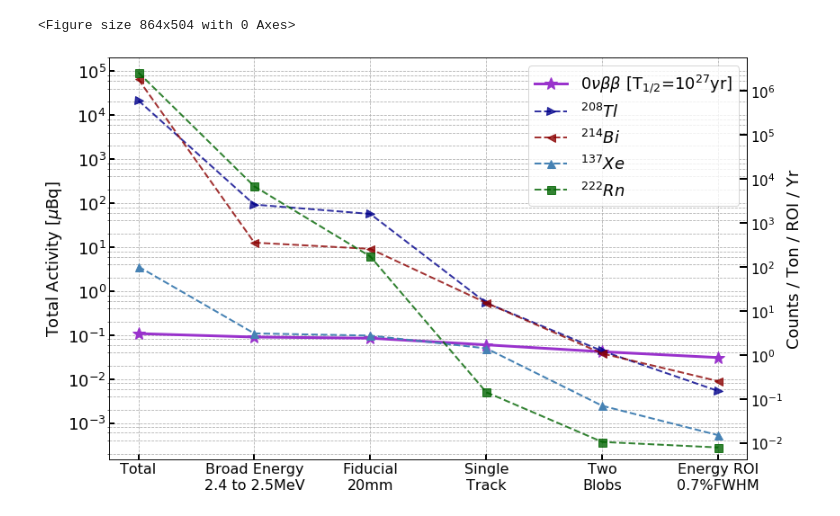
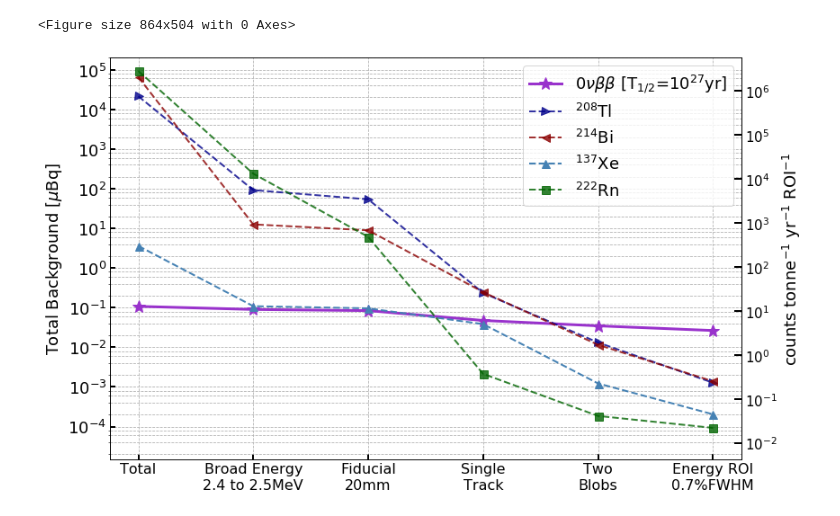
Before and after one commit to AustinMcDonald/sens_ton_paper_plots, a Jupyter notebook: Rejection_Factor_Plots.ipynb, the cells around one changed output. Saved outputs shown, nothing was run; the diff lists cells and outputs as text; code cells hidden in the pictures.

```diff
--- a/Rejection_Factor_Plots.ipynb
+++ b/Rejection_Factor_Plots.ipynb
@@ -31,13 +32,35 @@ IS = np.array([1000000000,  780228,  568383, 12865,  933, 147])
 Tl208 = RP+FC+IS
 Tl208 = Tl208/Tl208[0]
 Rn222 = np.array([998200000, 2575495, 65817, 54, 4, 3])/998200000
+# %%
+##################################################
+# this is the rejection factors
+# 0.5% and 3x3x3 facrtors
+##################################################
+
+Xe137 = np.array([18940000, 573861, 506210, 202544, 6463, 1076])/18940000
+bb0nu = np.array([1195000, 998241, 932809, 526524, 385654, 293878])/1195000
+
+RP = np.array([999000000, 831645, 496963, 13514, 626, 78])
+FC = np.array([1000000000, 743108, 494390, 13106, 599, 63])
+IS = np.array([9997000000, 746292, 655363, 18959, 907, 116])
+Bi214 = RP+FC+IS
+Bi214 = Bi214/Bi214[0]
+
+RP = np.array([899800000 , 5415582, 3240996, 13350, 754, 61])
+FC = np.array([900000000 , 5846111, 3259869, 11627, 673, 61])
+IS = np.array([1000000000,  779289,  547991, 5746,  301, 45])
+Tl208 = RP+FC+IS
+Tl208 = Tl208/Tl208[0]
+
+Rn222 = np.array([997600000, 2573609, 65479, 23, 2, 1])/997600000
 # %%
 ##################################################
 # this is just for the second plot axis
 ##################################################
 Xhold = [0,1,2,3,4,5]
 tt = np.array([2,4,6,8])
-MAJ = [1e-4,1e-3,1e-2,1e-1,1e0,1e1,1e2,1e3,1e4,1e5]
+MAJ = [1e-5,1e-4,1e-3,1e-2,1e-1,1e0,1e1,1e2,1e3,1e4,1e5]
 MIN = []
 for O in MAJ:
     MIN.append(tt*O)
@@ -48,40 +71,41 @@ MIN = [y for x in MIN for y in x]
 plt.figure(figsize=(12,7))
 fig, ax=plt.subplots(figsize=(12,7))
 ax.set_yscale('log')
 lab = r'$0 \nu\beta\beta$ [T$_{1/2}$=10$^{27}$yr]'
 ax.errorbar(Xhold, bb0nu*ActivityXe136*1e6,fmt='*',ms=15,ls='-',lw=3,color='darkorchid',label=lab)
-lab = r'$^{208}Tl$'
+lab = r'$^{208}$Tl'
 ax.errorbar(Xhold, Tl208*ActivityTl208*1e6,fmt='>',ms=9,ls='--',lw=2,color='darkblue',label=lab,alpha=0.8)
-lab = r'$^{214}Bi$'
+lab = r'$^{214}$Bi'
 ax.errorbar(Xhold, Bi214*ActivityBi214*1e6,fmt='<',ms=9,ls='--',lw=2,color='darkred',label=lab,alpha=0.8)
-lab = r'$^{137}Xe$'
+lab = r'$^{137}$Xe'
 ax.errorbar(Xhold, Xe137*ActivityXe137*1e6,fmt='^',ms=9,ls='--',lw=2,color='steelblue',label=lab)
-lab = r'$^{222}Rn$'
+lab = r'$^{222}$Rn'
 ax.errorbar(Xhold, Rn222*ActivityRn222*1e6,fmt='s',ms=9,ls='--',lw=2,color='darkgreen',label=lab,alpha=0.8)
-ax.set_ylabel(r'Total Activity [$\mu$Bq]',fontsize=18)
+#ax.set_ylabel(r'Total Activity [$\mu$Bq]',fontsize=18)
+ax.set_ylabel(r'Total Background [$\mu$Bq]',fontsize=18)
 my_xticks = ['Total', 'Broad Energy\n2.4 to 2.5MeV','Fiducial\n20mm', 'Single\nTrack', 'Two\nBlobs', 'Energy ROI\n'+'0.7%FWHM']
 plt.xticks(Xhold, my_xticks, fontsize=16, rotation=0)
 plt.yticks(fontsize=18)
 plt.legend(loc='upper right',fontsize=18)
 ax.set_yticks(MAJ, minor=False)
 ax.set_yticks(MIN, minor=True)
-ax.set_ylim(1.5e-4,2e5)
+ax.set_ylim(1.5e-5,2e5)
 ax2 = ax.twinx()
 ax2.set_yscale('log')
-fact  = 3.154e+7/(22*1109)
-fact2 = 1000*22
+fact  = 3.154e+7/(17*1109)
+fact2 = 1000*17
 ax2.set_ylim((1.5e-4/1e6)*fact*fact2 ,(2e5/1e6)*fact*fact2)
-ax2.set_ylabel(r'Counts / Ton / ROI / Yr',fontsize=18)
+ax2.set_ylabel(r'counts tonne$^{-1}$ yr$^{-1}$ ROI$^{-1}$',fontsize=18)
 ax2.set_yticks([1e-2,1e-1,1e0,1e1,1e2,1e3,1e4,1e5,1e6], minor=False)
 plt.yticks(fontsize=15)
 ax.grid(which='both',linestyle='--')
 ax.tick_params(axis='x',direction='in', length=6, width=2)
 ax.tick_params(axis='y',direction='in', length=6, width=2)
 ax2.tick_params(axis='y',direction='in', length=8, width=2)
 plt.tight_layout()
 #plt.savefig("BackGround-activity.png",bbox_inches='tight',dpi=400)
 #plt.savefig("BackGround-activity.pdf")
 plt.show()
 # %% [output]
 <Figure size 864x504 with 0 Axes>
-[figure, old version]
+[figure, new version]
```
Also changed, not shown: parts of 10 cells of this notebook, 45 other files.
